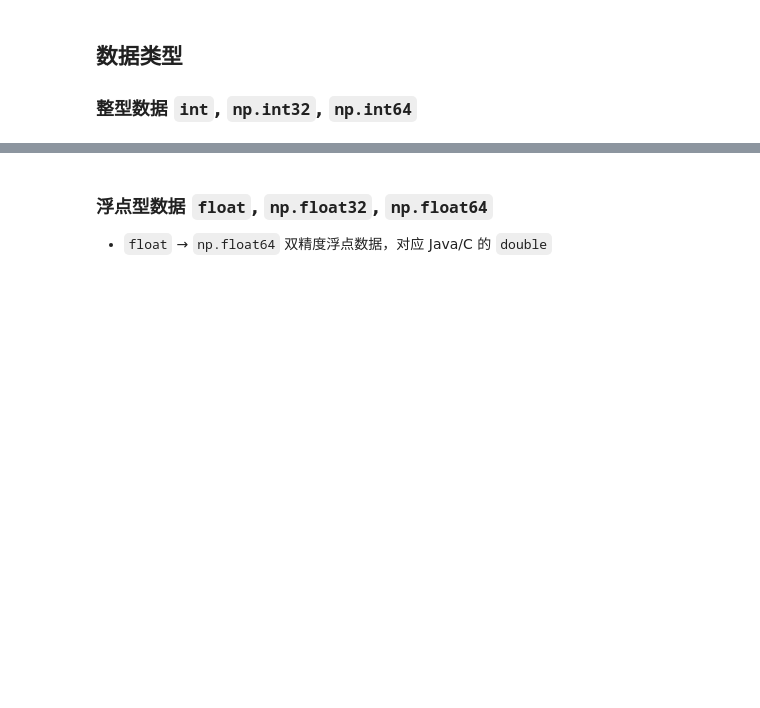
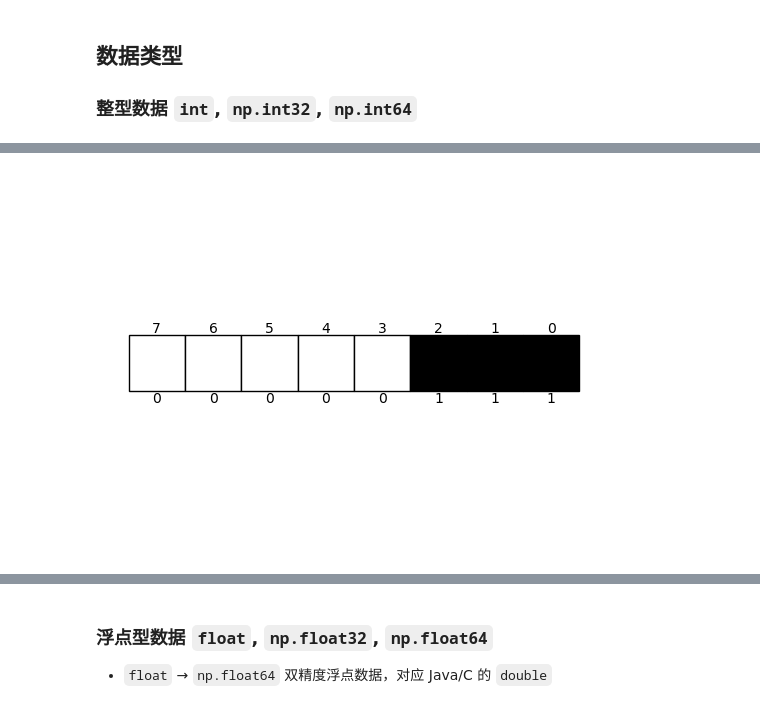
Before and after one commit to amomorning/py5-tectonics, a Jupyter notebook: teaching/numpy_basic.ipynb, the cells around one changed output, grey strips where cells are left out. Saved outputs shown, nothing was run; the diff lists cells and outputs as text; code cells hidden in the pictures; blank space fills up the shorter version.

```diff
--- a/teaching/numpy_basic.ipynb
+++ b/teaching/numpy_basic.ipynb
@@ -7,0 +36,4 @@ import matplotlib.pyplot as plt
+# %%
+draw_binary(binary(a))
+# %% [output]
+[figure, added]
```
Also changed, not shown: parts of 37 cells of this notebook, 2 other files.
